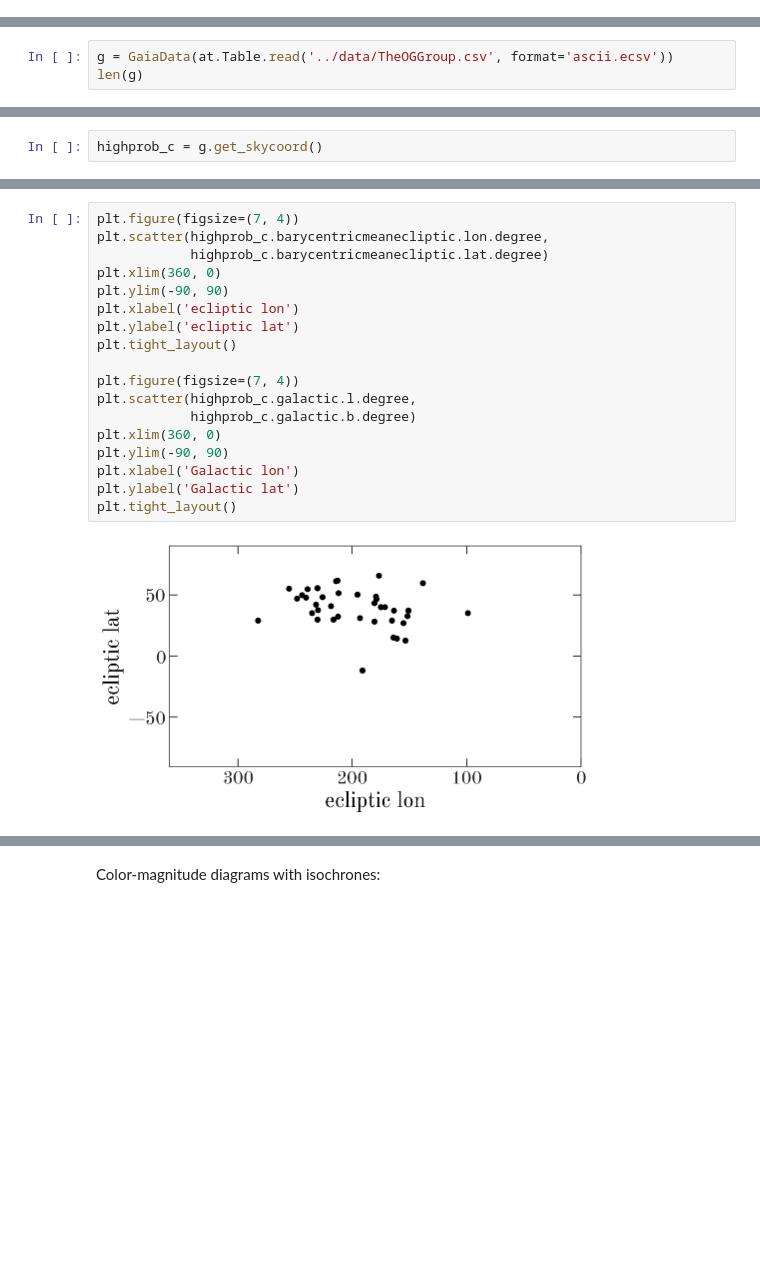
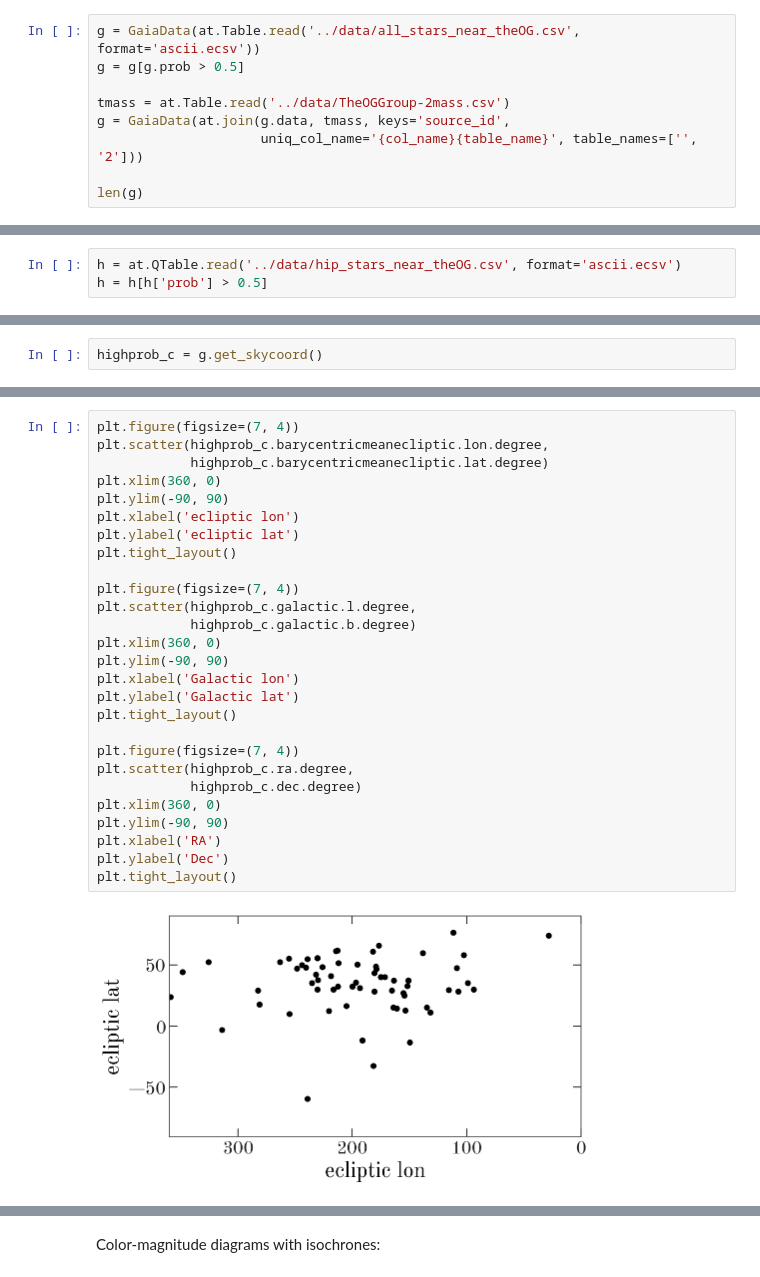
Before and after one commit to christinahedges/cuddly-system, a Jupyter notebook: notebooks/Visualize-members.ipynb, the cells around one changed output, grey strips where cells are left out. Drawn from its saved outputs; the diff is of its cells as text; blank space fills up the shorter version.

```diff
--- a/notebooks/Visualize-members.ipynb
+++ b/notebooks/Visualize-members.ipynb
@@ -20,0 +26,9 @@ from pyia import GaiaData
+# %%
+g = GaiaData(at.Table.read('../data/all_stars_near_theOG.csv', format='ascii.ecsv'))
+g = g[g.prob > 0.5]
+
+tmass = at.Table.read('../data/TheOGGroup-2mass.csv')
+g = GaiaData(at.join(g.data, tmass, keys='source_id',
+                     uniq_col_name='{col_name}{table_name}', table_names=['', '2']))
+
+len(g)
@@ -21,4 +37,4 @@ from pyia import GaiaData
 # %%
-g = GaiaData(at.Table.read('../data/TheOGGroup.csv', format='ascii.ecsv'))
-len(g)
+h = at.QTable.read('../data/hip_stars_near_theOG.csv', format='ascii.ecsv')
+h = h[h['prob'] > 0.5]
 # %% [output]
@@ -38,20 +112,29 @@ bprp = g.get_BP0() - g.get_RP0()
 # %%
 plt.figure(figsize=(7, 4))
 plt.scatter(highprob_c.barycentricmeanecliptic.lon.degree,
             highprob_c.barycentricmeanecliptic.lat.degree)
 plt.xlim(360, 0)
 plt.ylim(-90, 90)
 plt.xlabel('ecliptic lon')
 plt.ylabel('ecliptic lat')
 plt.tight_layout()
 
 plt.figure(figsize=(7, 4))
 plt.scatter(highprob_c.galactic.l.degree,
             highprob_c.galactic.b.degree)
 plt.xlim(360, 0)
 plt.ylim(-90, 90)
 plt.xlabel('Galactic lon')
 plt.ylabel('Galactic lat')
 plt.tight_layout()
+
+plt.figure(figsize=(7, 4))
+plt.scatter(highprob_c.ra.degree,
+            highprob_c.dec.degree)
+plt.xlim(360, 0)
+plt.ylim(-90, 90)
+plt.xlabel('RA')
+plt.ylabel('Dec')
+plt.tight_layout()
 # %% [output]
-[figure, old version]
+[figure, new version]
```
Also changed, not shown: parts of 36 cells of this notebook, 2 other files.
